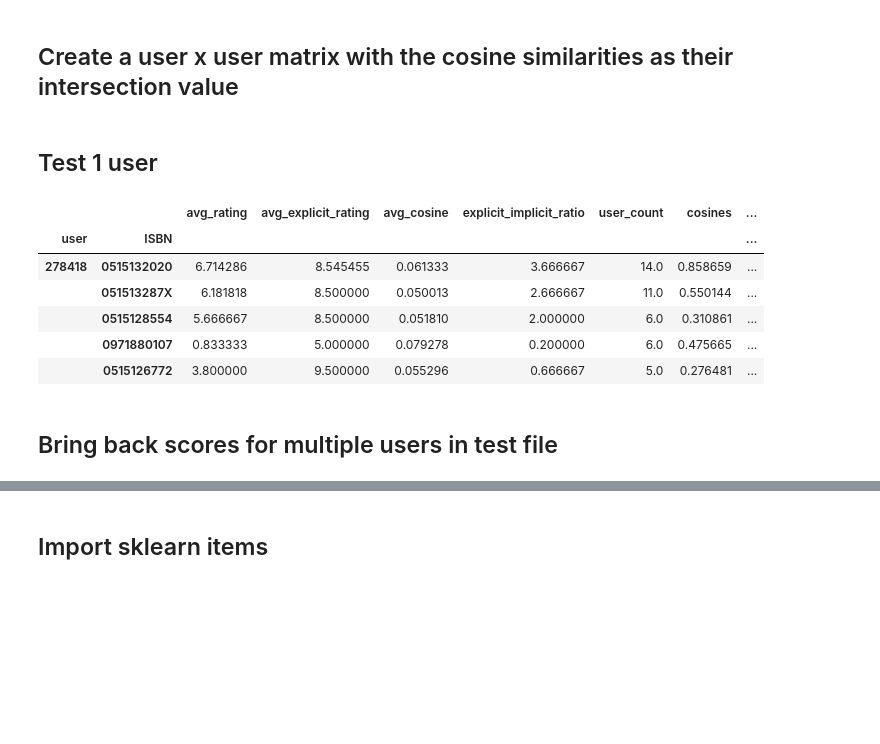
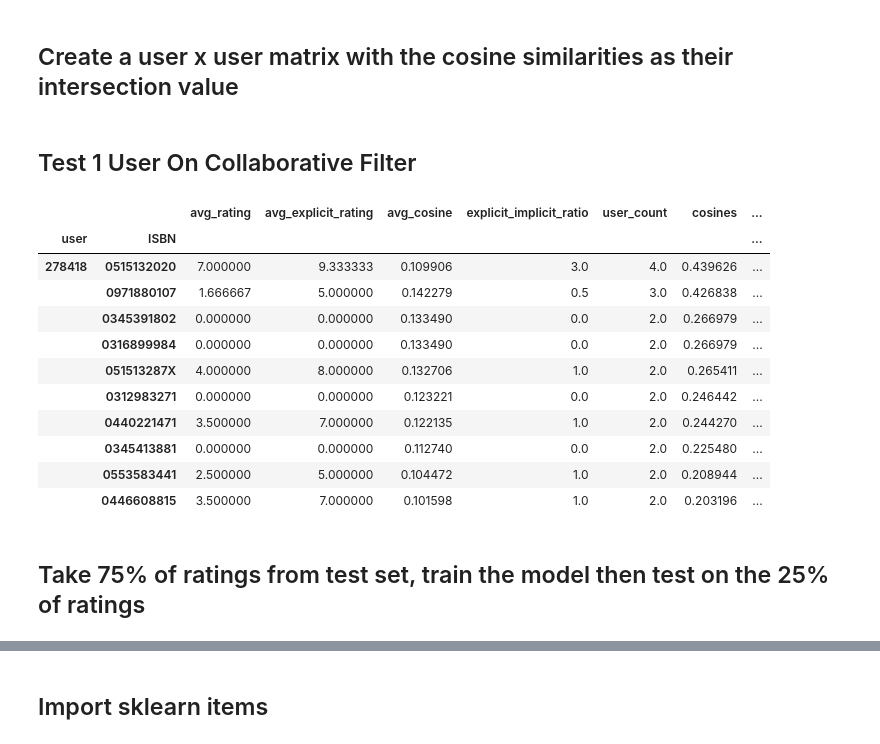
Before and after one commit to RichWolff/SpringboardDS, a Jupyter notebook: capstone_bookRecommender/jupyter_notebooks/capstone2_recommender_model.ipynb, the cells around one changed output, grey strips where cells are left out. Saved outputs shown, nothing was run; the diff lists cells and outputs as text; code cells hidden in the pictures; blank space fills up the shorter version.

Commit message:
Finished Collaborative Model

```diff
--- a/capstone_bookRecommender/jupyter_notebooks/capstone2_recommender_model.ipynb
+++ b/capstone_bookRecommender/jupyter_notebooks/capstone2_recommender_model.ipynb
@@ -122,3 +122,5 @@ ratings = ratings_df.set_index('User-ID').join(users_df.set_index('User-ID')).re
 ## Split out users from the USA
 us_ratings = ratings[(ratings['Location'].str.lower().str.contains('usa')) | (ratings['Location'].str.lower().str.contains('states'))].reset_index()
 us_ratings.head()
+
+bk_platform_popularity = us_ratings.groupby('ISBN')['User-ID'].count().rename('platform_popularity')
@@ -133,7 +128,7 @@ us_ratings.head()
 <h2>Drop books that have only been read once. These can not be used for good recommendations</h2>
 # %%
 # How many times a book must have been read to keep it in ratings
-min_book_read_count = 2
+min_book_read_count = 3
 
 isbn_val_counts = us_ratings['ISBN'].value_counts()
 books_to_keep = set(isbn_val_counts[isbn_val_counts>=min_book_read_count].index)
@@ -253,29 +276,36 @@ def collaborative_filter(selected_user,node_list,user_matrix,top_n_similarities)
 # %% [markdown]
-<h2>Test 1 user</h2>
+<h2>Test 1 User On Collaborative Filter</h2>
 # %%
 selected_user = 278418
-def collab_filter_recommendations(selected_user,n_recommendations=None):
-    recommended_books = collaborative_filter(selected_user,user_arr,user_sims_coo,100)
-    recommended_books = recommended_books.sort_values(['user_count','explicit_implicit_ratio'],ascending=False)
+def collab_filter_recommendations(selected_user,n_recommendations=None,top_n_sim=25):
+    ''' Accepts the selected user and total n_recommendations to return.
+        Returns the dataframe in collaborative_filter with if the user actually read the book or not'''
+    recommended_books = collaborative_filter(selected_user,user_arr,user_sims_coo,top_n_sim)
+    recommended_books = recommended_books.sort_values(['user_count','cosines'],ascending=False)
     recommended_books = recommended_books.head(n_recommendations)
 
     # Pull actual purchases
     sel_user_actual = ratings_us_test[ratings_us_test['User-ID']==selected_user]['ISBN'].to_frame()
     sel_user_actual['read'] = 1
     sel_user_actual['user'] = selected_user
     sel_user_actual.set_index(['user','ISBN'],inplace=True)
 
     # TOP N Recommendation based on cosines
     return recommended_books.join(sel_user_actual).fillna(0)
 
-collab_filter_recommendations(selected_user).head()
+collab_filter_recommendations(selected_user).head(10)
 # %% [output]
 |  |  | avg_rating | avg_explicit_rating | avg_cosine | explicit_implicit_ratio | user_count | cosines | ... |
 | user | ISBN |  |  |  |  |  |  | ... |
-| 278418 | 0515132020 | 6.714286 | 8.545455 | 0.061333 | 3.666667 | 14.0 | 0.858659 | ... |
-|  | 051513287X | 6.181818 | 8.500000 | 0.050013 | 2.666667 | 11.0 | 0.550144 | ... |
-|  | 0515128554 | 5.666667 | 8.500000 | 0.051810 | 2.000000 | 6.0 | 0.310861 | ... |
-|  | 0971880107 | 0.833333 | 5.000000 | 0.079278 | 0.200000 | 6.0 | 0.475665 | ... |
-|  | 0515126772 | 3.800000 | 9.500000 | 0.055296 | 0.666667 | 5.0 | 0.276481 | ... |
+| 278418 | 0515132020 | 7.000000 | 9.333333 | 0.109906 | 3.0 | 4.0 | 0.439626 | ... |
+|  | 0971880107 | 1.666667 | 5.000000 | 0.142279 | 0.5 | 3.0 | 0.426838 | ... |
+|  | 0345391802 | 0.000000 | 0.000000 | 0.133490 | 0.0 | 2.0 | 0.266979 | ... |
+|  | 0316899984 | 0.000000 | 0.000000 | 0.133490 | 0.0 | 2.0 | 0.266979 | ... |
+|  | 051513287X | 4.000000 | 8.000000 | 0.132706 | 1.0 | 2.0 | 0.265411 | ... |
+|  | 0312983271 | 0.000000 | 0.000000 | 0.123221 | 0.0 | 2.0 | 0.246442 | ... |
+|  | 0440221471 | 3.500000 | 7.000000 | 0.122135 | 1.0 | 2.0 | 0.244270 | ... |
+|  | 0345413881 | 0.000000 | 0.000000 | 0.112740 | 0.0 | 2.0 | 0.225480 | ... |
+|  | 0553583441 | 2.500000 | 5.000000 | 0.104472 | 1.0 | 2.0 | 0.208944 | ... |
+|  | 0446608815 | 3.500000 | 7.000000 | 0.101598 | 1.0 | 2.0 | 0.203196 | ... |
-# %% [markdown]
-<h2>Bring back scores for multiple users in test file</h2>
+# %% [markdown]
+<h2>Take 75% of ratings from test set, train the model then test on the 25% of ratings</h2>
```
Also changed, not shown: parts of 60 cells of this notebook.
